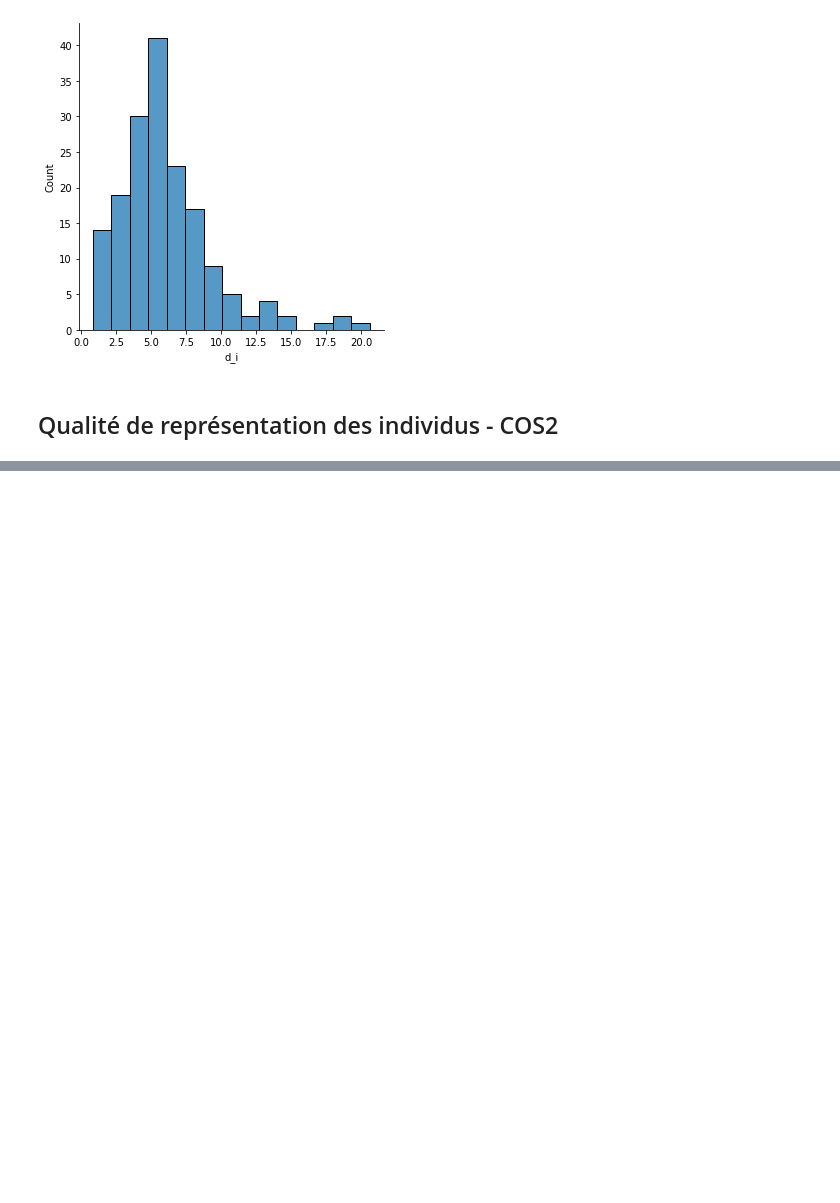
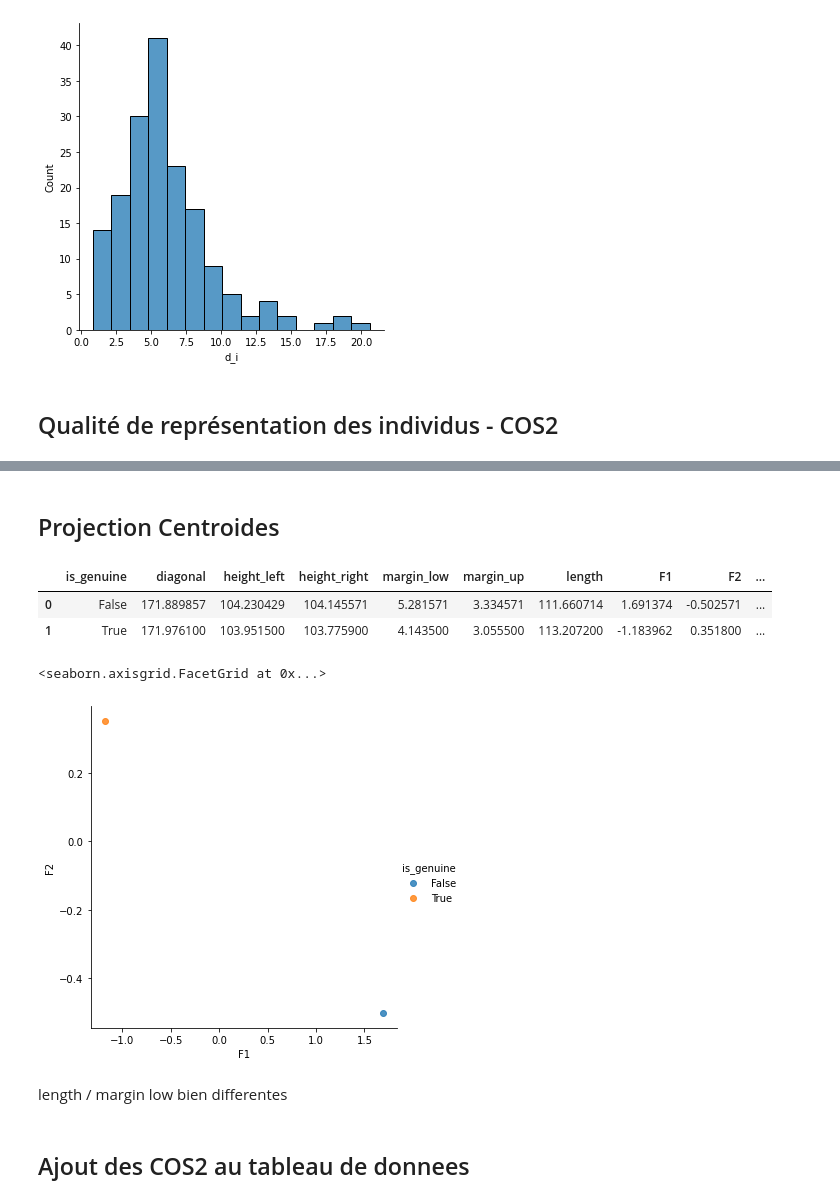
Before and after one commit to TheoChastrePradat/P6_Detection_Faux_Billets, a Jupyter notebook: P6_01_code.ipynb, the cells around one changed output, grey strips where cells are left out. Cells and saved outputs as stored; diff of their text form; code cells hidden in the pictures; blank space fills up the shorter version.

Commit message:
adding centroide and Kmeans classification

```diff
--- a/P6_01_code.ipynb
+++ b/P6_01_code.ipynb
@@ -529,0 +464,8 @@ ctr_var
+# %%
+data_fn = pd.DataFrame(X_projected, index=data.index,columns=["F"+str(i+1) for i in range(4)])
+data_fn = data_fn.reset_index()
+# %%
+# merge data & data_fn
+temp = pd.concat([data, data_fn], axis=1)
+del temp["index"]
+temp.head(5)
@@ -529,0 +479,19 @@ ctr_var
+# %% [markdown]
+## Projection Centroides
+# %%
+cent_data = temp.groupby(["is_genuine" ]).mean()
+cent_data = cent_data.reset_index()
+cent_data.head(10)
+# %% [output]
+|  | is_genuine | diagonal | height_left | height_right | margin_low | margin_up | length | F1 | F2 | ... |
+| 0 | False | 171.889857 | 104.230429 | 104.145571 | 5.281571 | 3.334571 | 111.660714 | 1.691374 | -0.502571 | ... |
+| 1 | True | 171.976100 | 103.951500 | 103.775900 | 4.143500 | 3.055500 | 113.207200 | -1.183962 | 0.351800 | ... |
+# %%
+sns.lmplot(x="F1", y="F2", data=cent_data, fit_reg=False, hue='is_genuine')
+# %% [output]
+<seaborn.axisgrid.FacetGrid at 0x...>
+[figure, added]
+# %% [markdown]
+length / margin low bien differentes
+# %% [markdown]
+## Ajout des COS2 au tableau de donnees
```
Also changed, not shown: parts of 38 cells of this notebook.
